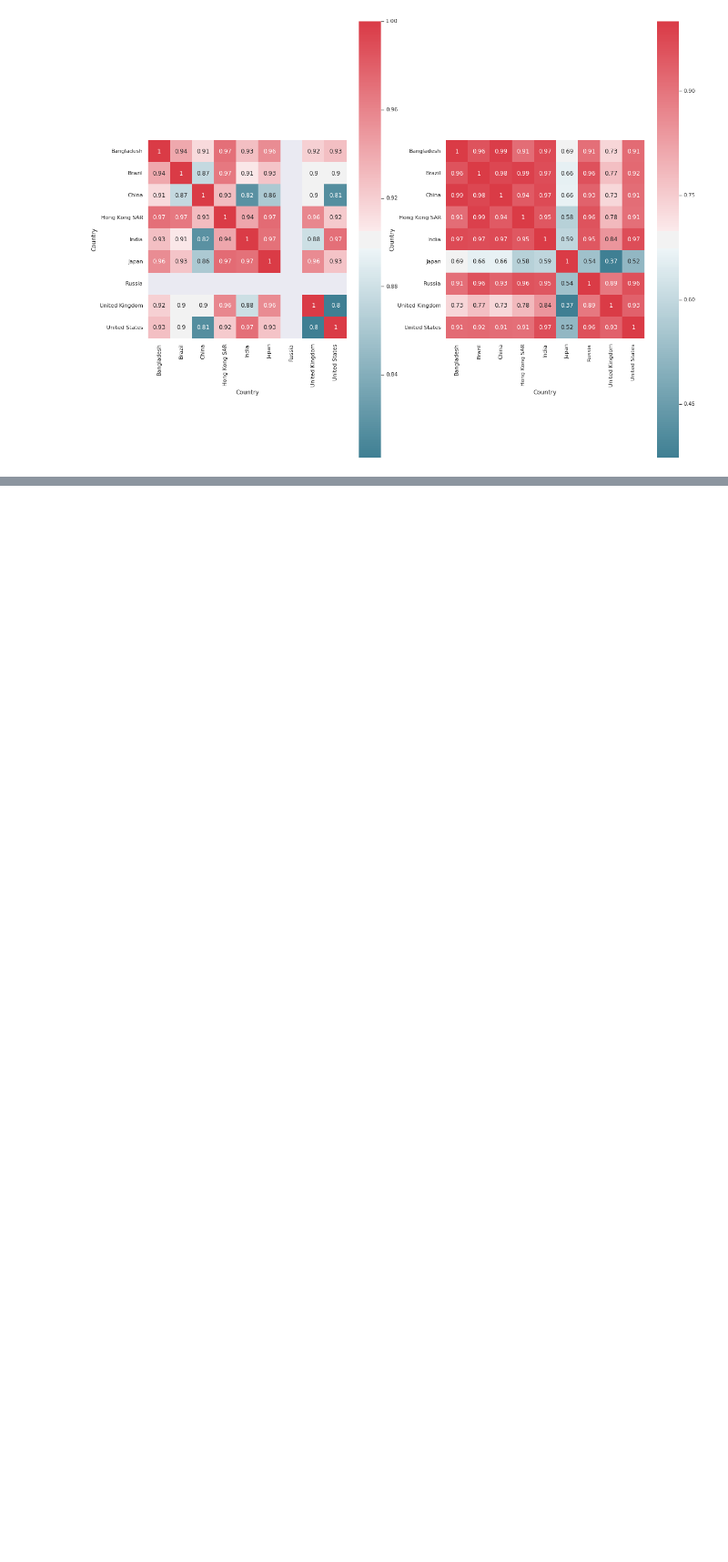
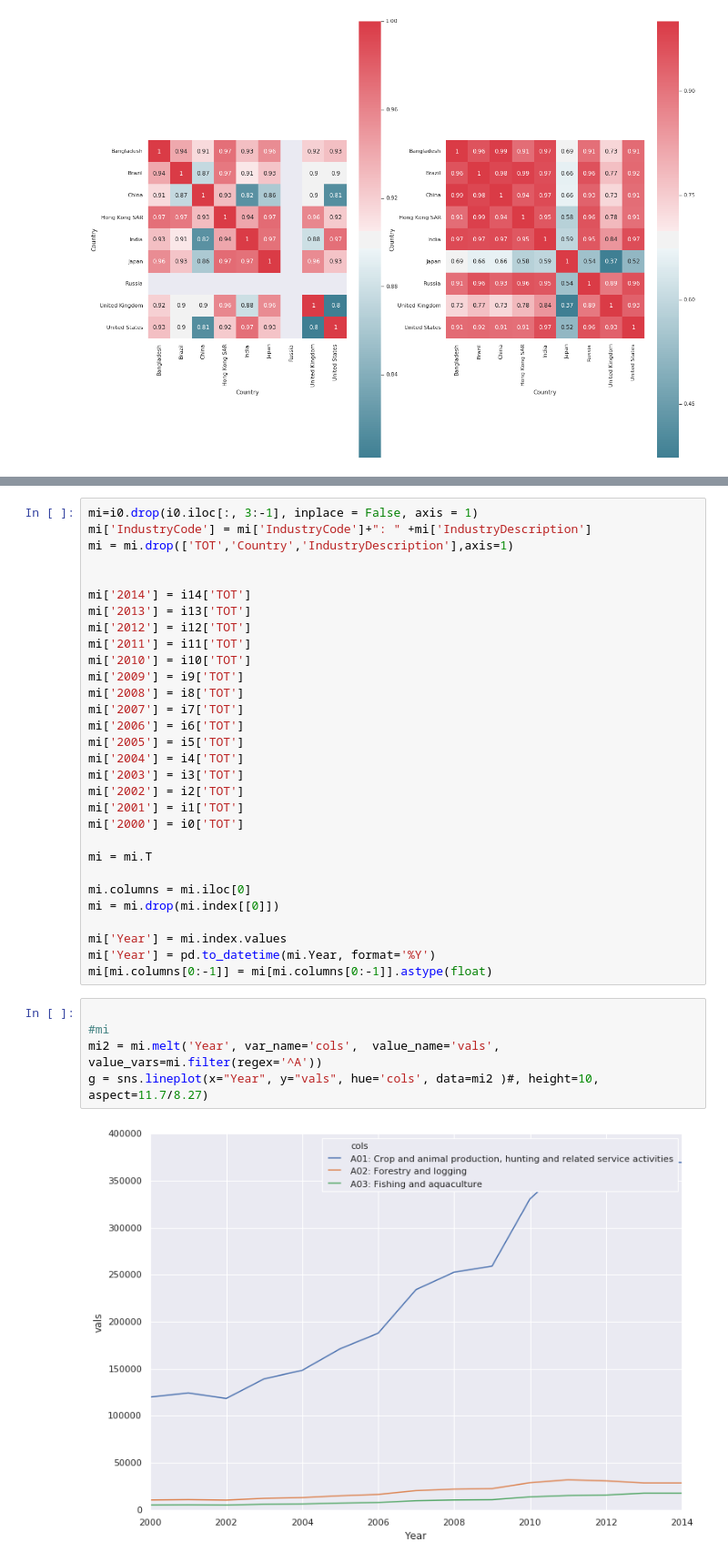
Before and after one commit to juanjohn/globalisation_indian_context, a Jupyter notebook: McKinsey_report.ipynb, the cells around one changed output, grey strips where cells are left out. Shown: that part at 91% size. Drawn from its saved outputs; the diff is of its cells as text; blank space fills up the shorter version.

```diff
--- a/McKinsey_report.ipynb
+++ b/McKinsey_report.ipynb
@@ -163,0 +152,37 @@ i14['TOT'].sum()
+# %%
+mi=i0.drop(i0.iloc[:, 3:-1], inplace = False, axis = 1)
+mi['IndustryCode'] = mi['IndustryCode']+": " +mi['IndustryDescription']
+mi = mi.drop(['TOT','Country','IndustryDescription'],axis=1)
+
+
+mi['2014'] = i14['TOT']
+mi['2013'] = i13['TOT']
+mi['2012'] = i12['TOT']
+mi['2011'] = i11['TOT']
+mi['2010'] = i10['TOT']
+mi['2009'] = i9['TOT']
+mi['2008'] = i8['TOT']
+mi['2007'] = i7['TOT']
+mi['2006'] = i6['TOT']
+mi['2005'] = i5['TOT']
+mi['2004'] = i4['TOT']
+mi['2003'] = i3['TOT']
+mi['2002'] = i2['TOT']
+mi['2001'] = i1['TOT']
+mi['2000'] = i0['TOT']
+
+mi = mi.T
+
+mi.columns = mi.iloc[0]
+mi = mi.drop(mi.index[[0]])
+
+mi['Year'] = mi.index.values
+mi['Year'] = pd.to_datetime(mi.Year, format='%Y')
+mi[mi.columns[0:-1]] = mi[mi.columns[0:-1]].astype(float)
+# %%
+
+#mi
+mi2 = mi.melt('Year', var_name='cols',  value_name='vals', value_vars=mi.filter(regex='^A'))
+g = sns.lineplot(x="Year", y="vals", hue='cols', data=mi2 )#, height=10, aspect=11.7/8.27)
+# %% [output]
+[figure, added]
```
Also changed, not shown: parts of 7 cells of this notebook.
